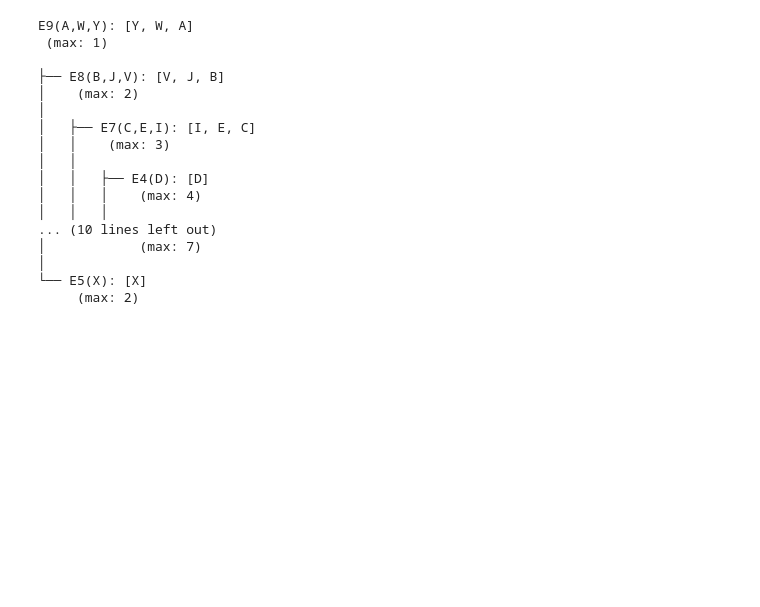
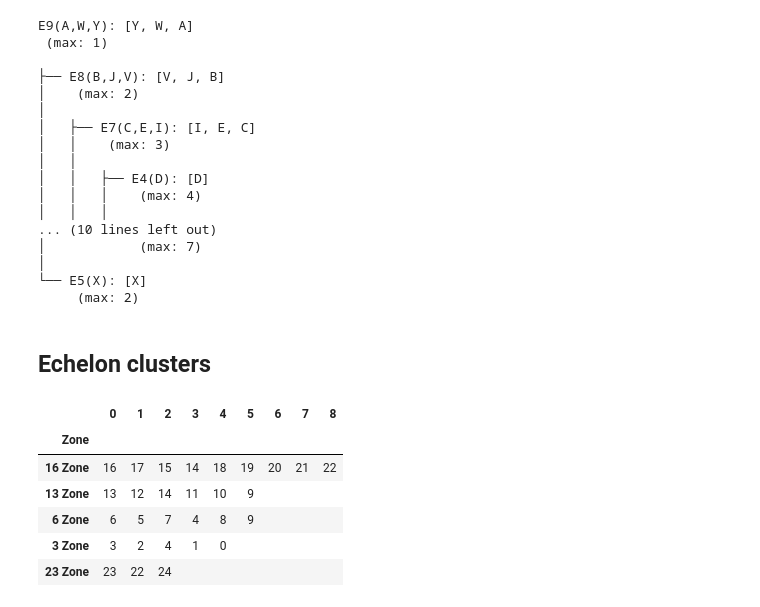
Before and after one commit to takeshi-teshima/echelon-py-examples, a Jupyter notebook: one-dim-demo.ipynb, the cells around one changed output. Drawn from its saved outputs; the diff is of its cells as text; code cells hidden in the pictures; blank space fills up the shorter version.

```diff
--- a/one-dim-demo.ipynb
+++ b/one-dim-demo.ipynb
@@ -130,3 +112,20 @@ E9(A,W,Y): [Y, W, A]
 │
 └── E5(X): [X]
      (max: 2)
+# %% [markdown]
+## Echelon clusters
+# %%
+import pandas as pd
+pd.options.display.max_columns = None # Do not omit columns
+
+_df = analyzer.cluster(result)
+_df['representatives'] = _df['representatives'].map(lambda x: str(x[0]) + ' Zone')
+pd.DataFrame(_df['indices'].to_list()).fillna('').set_index(_df['representatives'].rename('Zone'))
+# %% [output]
+|  | 0 | 1 | 2 | 3 | 4 | 5 | 6 | 7 | 8 |
+| Zone |  |  |  |  |  |  |  |  |  |
+| 16 Zone | 16 | 17 | 15 | 14 | 18 | 19 | 20 | 21 | 22 |
+| 13 Zone | 13 | 12 | 14 | 11 | 10 | 9 |  |  |  |
+| 6 Zone | 6 | 5 | 7 | 4 | 8 | 9 |  |  |  |
+| 3 Zone | 3 | 2 | 4 | 1 | 0 |  |  |  |  |
+| 23 Zone | 23 | 22 | 24 |  |  |  |  |  |  |
```
Also changed, not shown: parts of 11 cells of this notebook, 8 other files.
